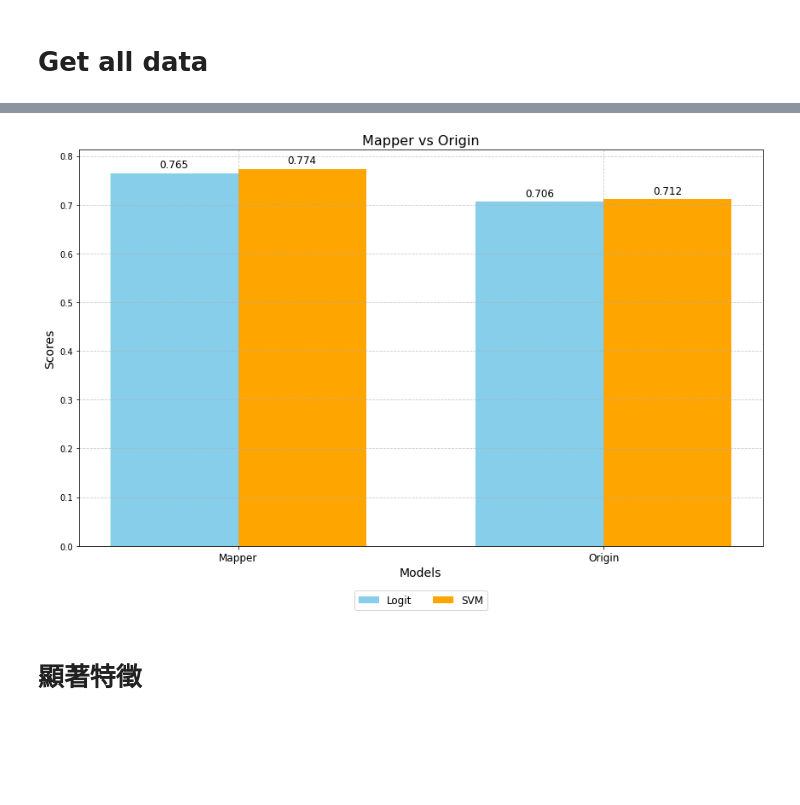
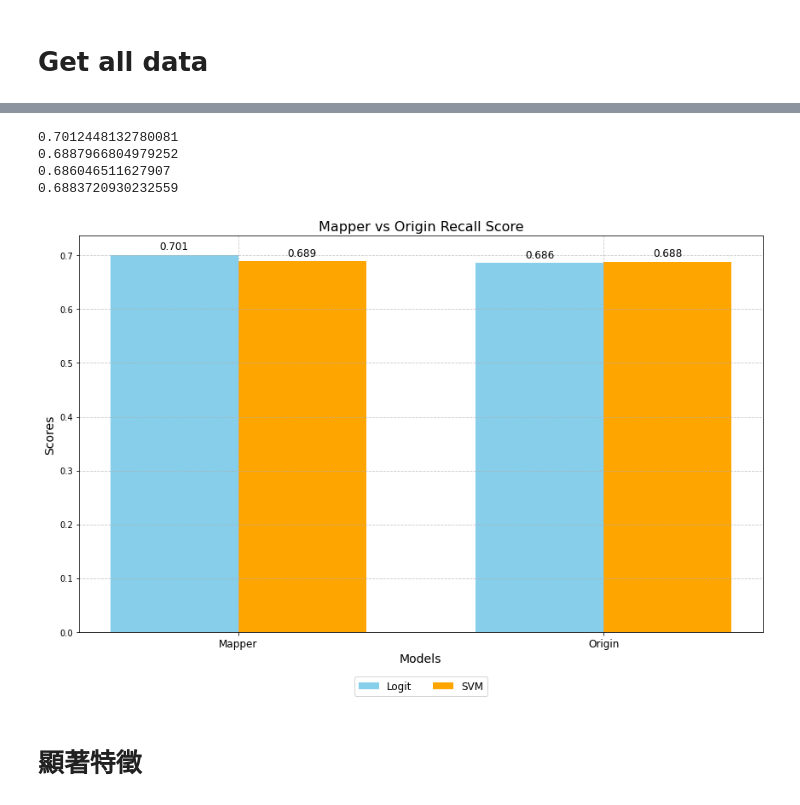
Before and after one commit to kennywang112/TrafficTDApython, a Jupyter notebook: Version2/道路分析_V2.ipynb, the cells around one changed output, grey strips where cells are left out. Saved outputs shown, nothing was run; the diff lists cells and outputs as text; code cells hidden in the pictures; blank space fills up the shorter version.

```diff
--- a/Version2/道路分析_V2.ipynb
+++ b/Version2/道路分析_V2.ipynb
@@ -866,0 +837,43 @@ print(svm_avg_score)
+# %%
+from matplotlib import rcParams
+
+rcParams['font.sans-serif'] = ['DejaVu Sans']
+
+categories = ['Mapper', 'Origin']
+logit_scores = [0.759336, 0.683721]
+svm_scores = [0.726141, 0.669767]
+
+x = np.arange(len(categories))
+width = 0.35
+
+fig, ax = plt.subplots(figsize=(12, 8))
+rects1 = ax.bar(x - width/2, logit_scores, width, label='Logit', color='skyblue')
+rects3 = ax.bar(x + width/2, svm_scores, width, label='SVM', color='orange')
+
+ax.grid(True, linestyle='--', alpha=0.7)
+
+ax.set_xlabel('Models', fontsize=14)
+ax.set_ylabel('Scores', fontsize=14)
+ax.set_title('Mapper vs Origin Recall Score', fontsize=16)
+ax.set_xticks(x)
+ax.set_xticklabels(categories, fontsize=12)
+ax.legend(loc='upper center', bbox_to_anchor=(0.5, -0.1), ncol=2, fontsize=12)
+
+def autolabel(rects):
+    for rect in rects:
+        height = rect.get_height()
+        ax.annotate(f'{height:.3f}',
+                    xy=(rect.get_x() + rect.get_width() / 2, height),
+                    xytext=(0, 3),
+                    textcoords="offset points",
+                    ha='center', va='bottom',
+                    fontsize=12)
+
+autolabel(rects1)
+autolabel(rects3)
+
+fig.tight_layout()
+
+plt.show()
+
+fig.savefig('CalculatedData/道路分析V2_recall.png', bbox_inches='tight')
@@ -867,3 +882,13 @@ print(svm_avg_score)
+# %%
+print(logit_avg_score)
+print(svm_avg_score)
+print(score_origin)
+print(score_origin_svm)
+# %% [output]
+0.7012448132780081
+0.6887966804979252
+0.686046511627907
+0.6883720930232559
 # %%
 from matplotlib import rcParams
 
@@ -881,35 +906,35 @@ rects1 = ax.bar(x - width/2, logit_scores, width, label='Logit', color='skyblue'
 rects3 = ax.bar(x + width/2, svm_scores, width, label='SVM', color='orange')
 
 # 添加网格线
 ax.grid(True, linestyle='--', alpha=0.7)
 
 ax.set_xlabel('Models', fontsize=14)
 ax.set_ylabel('Scores', fontsize=14)
-ax.set_title('Mapper vs Origin', fontsize=16)
+ax.set_title('Mapper vs Origin Recall Score', fontsize=16)
 ax.set_xticks(x)
 ax.set_xticklabels(categories, fontsize=12)
 ax.legend(loc='upper center', bbox_to_anchor=(0.5, -0.1), ncol=2, fontsize=12)
 
 def autolabel(rects):
     for rect in rects:
         height = rect.get_height()
         ax.annotate(f'{height:.3f}',
                     xy=(rect.get_x() + rect.get_width() / 2, height),
                     xytext=(0, 3),
                     textcoords="offset points",
                     ha='center', va='bottom',
                     fontsize=12)
 
 autolabel(rects1)
 autolabel(rects3)
 
 fig.tight_layout()
 
 plt.show()
 
 fig.savefig('CalculatedData/道路分析.png', bbox_inches='tight')
 # %% [output]
-[figure, old version]
+[figure, new version]
 # %% [markdown]
 # 顯著特徵
 # %%
```
Also changed, not shown: parts of 57 cells of this notebook, 5 other files.
